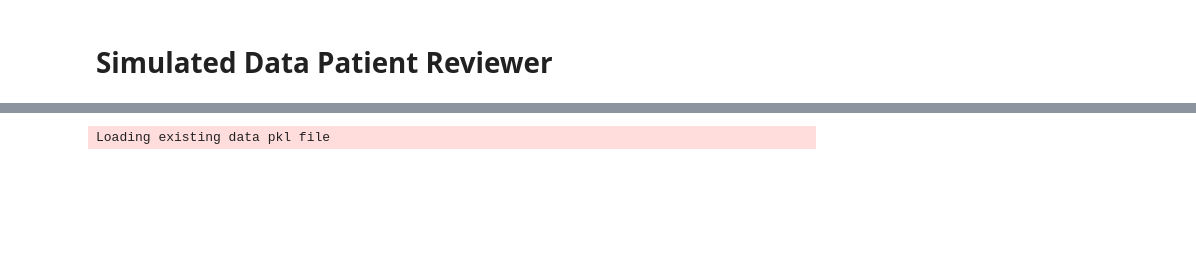
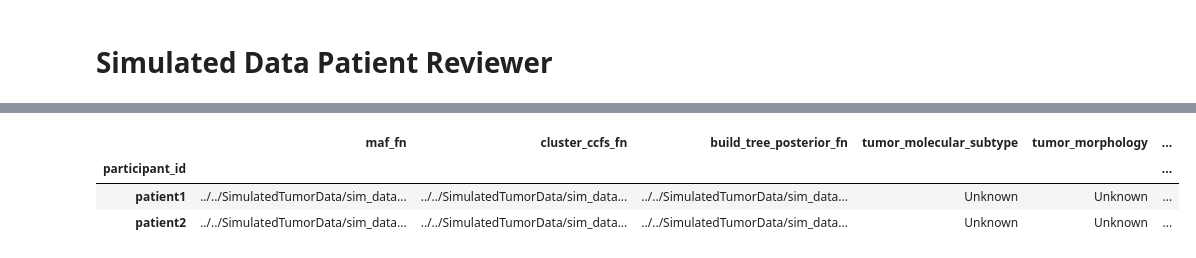
Before and after one commit to getzlab/CancerPatientReviewer, a Jupyter notebook: example_notebooks/SimulatedDataReviewer.ipynb, the cells around one changed output, grey strips where cells are left out. Saved outputs shown, nothing was run; the diff lists cells and outputs as text; code cells hidden in the pictures; blank space fills up the shorter version.

```diff
--- a/example_notebooks/SimulatedDataReviewer.ipynb
+++ b/example_notebooks/SimulatedDataReviewer.ipynb
@@ -13,3 +58,10 @@ participant = pd.read_csv('../../Annomate/simulated_data/output_data/patient1.ts
+# %%
+participants
+# %% [output]
+|  | maf_fn | cluster_ccfs_fn | build_tree_posterior_fn | tumor_molecular_subtype | tumor_morphology | ... |
+| participant_id |  |  |  |  |  | ... |
+| patient1 | ../../SimulatedTumorData/sim_data... | ../../SimulatedTumorData/sim_data... | ../../SimulatedTumorData/sim_data... | Unknown | Unknown | ... |
+| patient2 | ../../SimulatedTumorData/sim_data... | ../../SimulatedTumorData/sim_data... | ../../SimulatedTumorData/sim_data... | Unknown | Unknown | ... |
 # %%
 import functools
 import gc # garbage collection
@@ -27,15 +79,13 @@ reviewer.set_review_data(
     # Breifly describe the source of your data and its purpose
     description='patient review',
     # Enter the file path to your data to be reviewed
-    participant_df=participant.set_index('participant_id'),
-    sample_df=samples.set_index('sample_id'),
+    participant_df=participants,
+    sample_df=samples,
 )
 
 reviewer.set_review_app(drivers_fn='example_data/drivers1.csv')
 reviewer.set_default_review_data_annotations_configuration()
 reviewer.set_default_autofill()
-# %% [output]
-Loading existing data pkl file
 # %%
 reviewer.run(mode='external', collapsable=False, port=8088)
 # %% [output]
```
Also changed, not shown: parts of 7 cells of this notebook, 3 other files.
